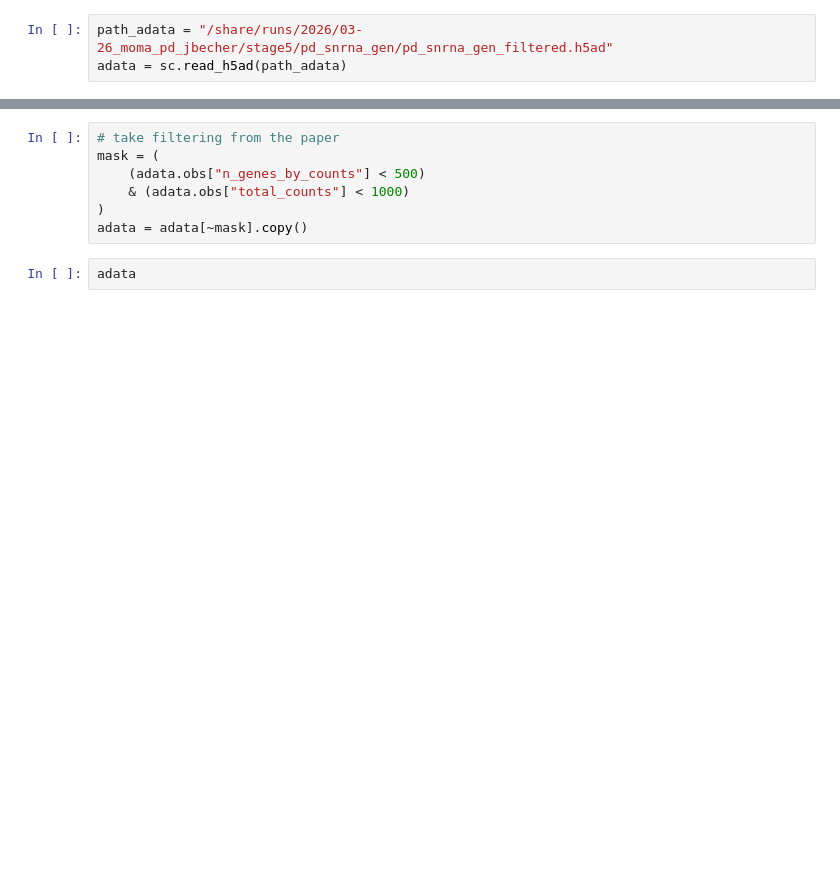
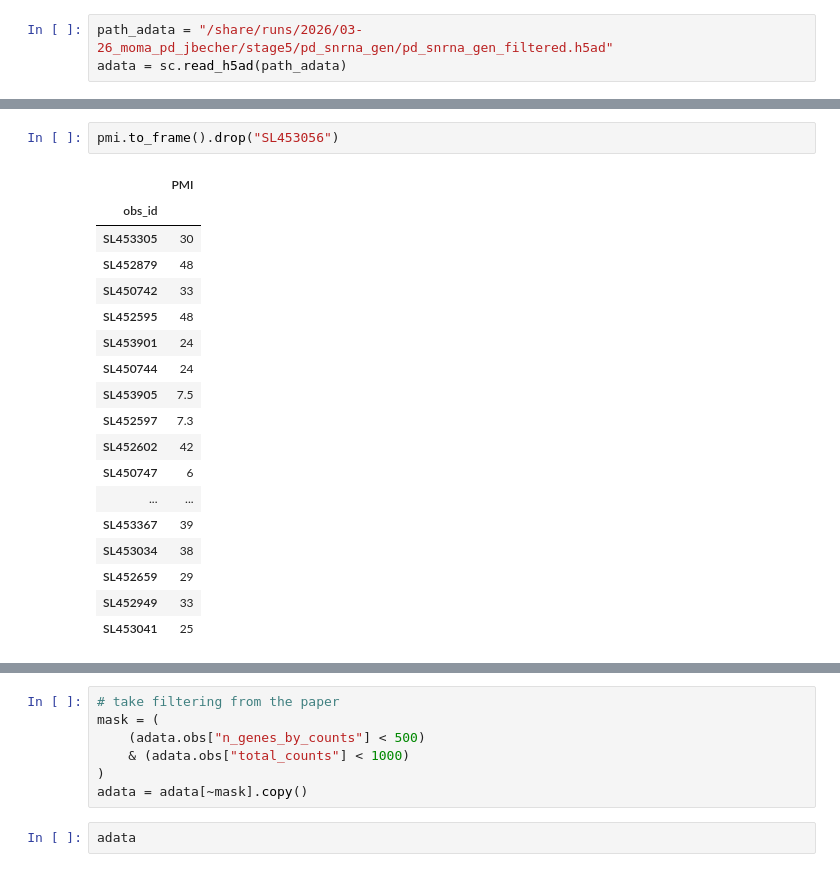
Before and after one commit to Fkrgl/Moma_PD_scSAE, a Jupyter notebook: src/explore_data.ipynb, the cells around one changed output, grey strips where cells are left out. Cells and saved outputs as stored; diff of their text form; blank space fills up the shorter version.

```diff
--- a/src/explore_data.ipynb
+++ b/src/explore_data.ipynb
@@ -6,0 +86,21 @@ adata = sc.read_h5ad(path_adata)
+# %%
+pmi.to_frame().drop("SL453056")
+# %% [output]
+|  | PMI |
+| obs_id |  |
+| SL453305 | 30 |
+| SL452879 | 48 |
+| SL450742 | 33 |
+| SL452595 | 48 |
+| SL453901 | 24 |
+| SL450744 | 24 |
+| SL453905 | 7.5 |
+| SL452597 | 7.3 |
+| SL452602 | 42 |
+| SL450747 | 6 |
+| ... | ... |
+| SL453367 | 39 |
+| SL453034 | 38 |
+| SL452659 | 29 |
+| SL452949 | 33 |
+| SL453041 | 25 |
```
Also changed, not shown: parts of 19 cells of this notebook.
